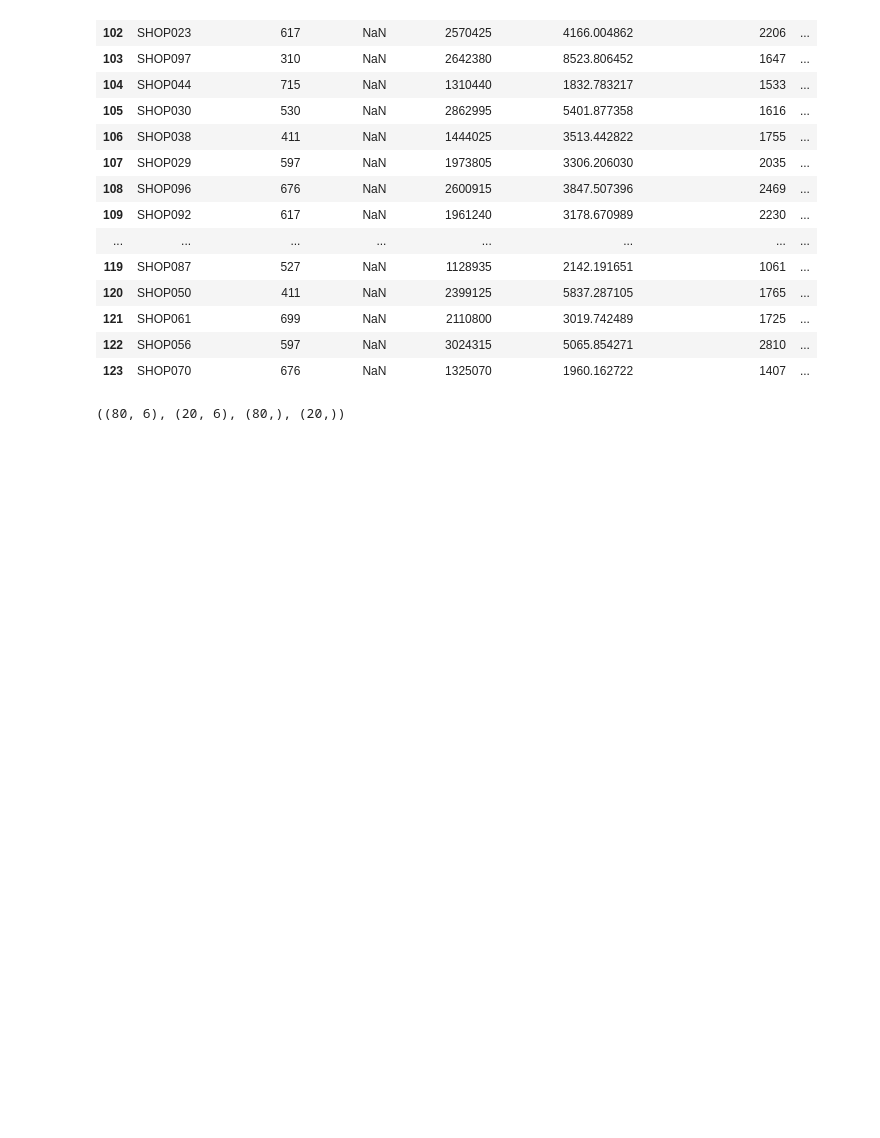
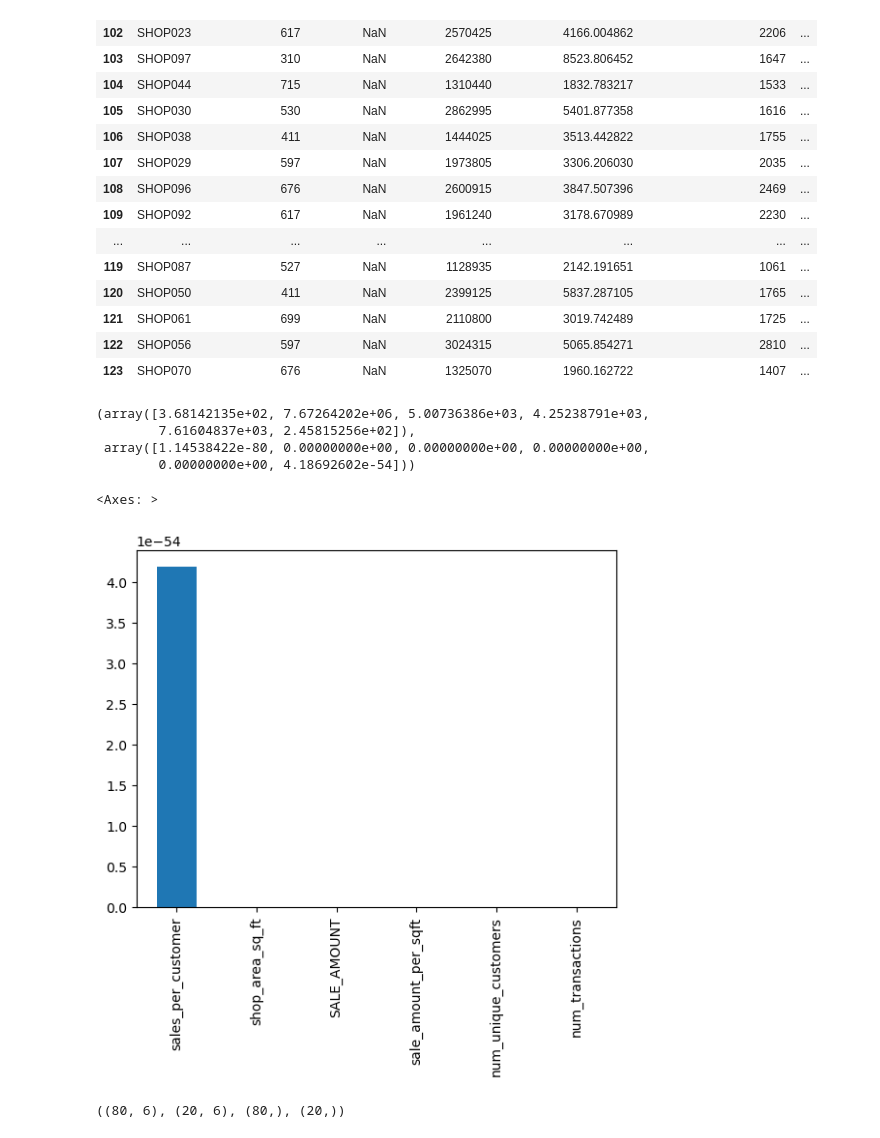
Before and after one commit to tharoosha/DataStorm077, a Jupyter notebook: Day3/Notebook04.ipynb, the cells around one changed output. Drawn from its saved outputs; the diff is of its cells as text; code cells hidden in the pictures; blank space fills up the shorter version.

```diff
--- a/Day3/Notebook04.ipynb
+++ b/Day3/Notebook04.ipynb
@@ -747,6 +747,24 @@ X = df2.drop(['shop_profile', 'shop_id'], axis=1)
 y = df2['shop_profile']
 from sklearn.model_selection import train_test_split
 X_train, X_test, y_train, y_test = train_test_split(X, y, test_size=0.2, random_state=42)
+# %%
+from sklearn.feature_selection import chi2
+chi_scores = chi2(X,y)
+# %%
+chi_scores
+# %% [output]
+(array([3.68142135e+02, 7.67264202e+06, 5.00736386e+03, 4.25238791e+03,
+        7.61604837e+03, 2.45815256e+02]),
+ array([1.14538422e-80, 0.00000000e+00, 0.00000000e+00, 0.00000000e+00,
+        0.00000000e+00, 4.18692602e-54]))
+# %%
+p_values = pd.Series(chi_scores[1],index = X.columns)
+p_values.sort_values(ascending = False , inplace = True)
+# %%
+p_values.plot.bar()
+# %% [output]
+<Axes: >
+[figure, added]
 # %%
 X_train.shape, X_test.shape, y_train.shape, y_test.shape
 # %% [output]
```
Also changed, not shown: parts of 26 cells of this notebook, 8 other files.
